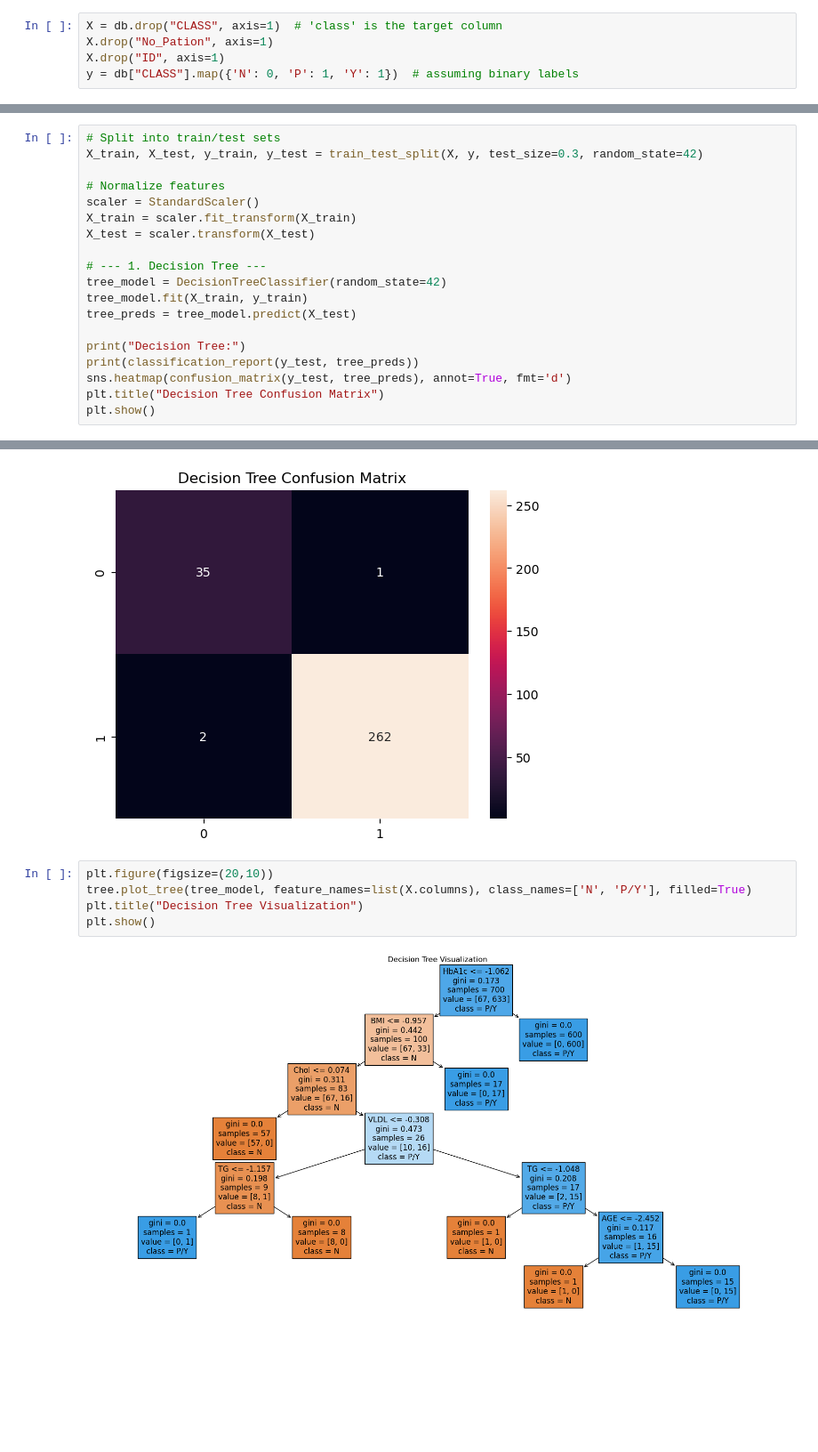
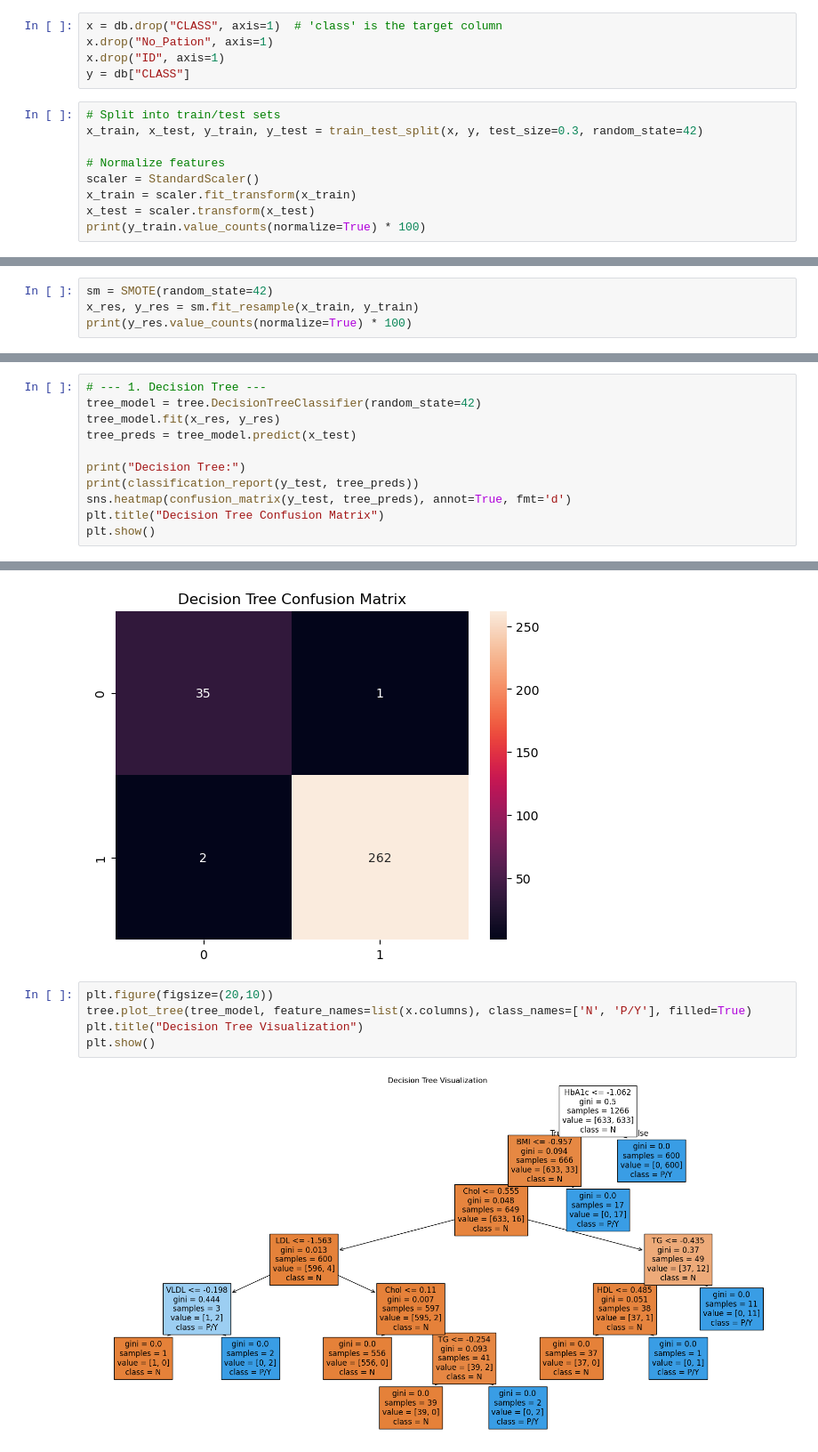
Before and after one commit to fjacobf/IA_project2, a Jupyter notebook: diabetes_prediction.ipynb, the cells around one changed output, grey strips where cells are left out. Shown at 89% size. Cells and saved outputs as stored; diff of their text form; blank space fills up the shorter version.

```diff
--- a/diabetes_prediction.ipynb
+++ b/diabetes_prediction.ipynb
@@ -50,5 +75,14 @@ db['Gender'] = db['Gender'].map({'M': 0, 'F': 1})
 # %%
-X = db.drop("CLASS", axis=1)  # 'class' is the target column
-X.drop("No_Pation", axis=1)
-X.drop("ID", axis=1)
-y = db["CLASS"].map({'N': 0, 'P': 1, 'Y': 1})  # assuming binary labels
+x = db.drop("CLASS", axis=1)  # 'class' is the target column
+x.drop("No_Pation", axis=1)
+x.drop("ID", axis=1)
+y = db["CLASS"]
+# %%
+# Split into train/test sets
+x_train, x_test, y_train, y_test = train_test_split(x, y, test_size=0.3, random_state=42)
+
+# Normalize features
+scaler = StandardScaler()
+x_train = scaler.fit_transform(x_train)
+x_test = scaler.transform(x_test)
+print(y_train.value_counts(normalize=True) * 100)
@@ -54,0 +94,4 @@ y = db["CLASS"].map({'N': 0, 'P': 1, 'Y': 1})  # assuming binary labels
+# %%
+sm = SMOTE(random_state=42)
+x_res, y_res = sm.fit_resample(x_train, y_train)
+print(y_res.value_counts(normalize=True) * 100)
@@ -55,16 +105,8 @@ y = db["CLASS"].map({'N': 0, 'P': 1, 'Y': 1})  # assuming binary labels
 # %%
-# Split into train/test sets
-X_train, X_test, y_train, y_test = train_test_split(X, y, test_size=0.3, random_state=42)
-
-# Normalize features
-scaler = StandardScaler()
-X_train = scaler.fit_transform(X_train)
-X_test = scaler.transform(X_test)
-
 # --- 1. Decision Tree ---
-tree_model = DecisionTreeClassifier(random_state=42)
-tree_model.fit(X_train, y_train)
-tree_preds = tree_model.predict(X_test)
+tree_model = tree.DecisionTreeClassifier(random_state=42)
+tree_model.fit(x_res, y_res)
+tree_preds = tree_model.predict(x_test)
 
 print("Decision Tree:")
 print(classification_report(y_test, tree_preds))
@@ -84,8 +126,8 @@ weighted avg       0.99      0.99      0.99       300
 [figure]
 # %%
 plt.figure(figsize=(20,10))
-tree.plot_tree(tree_model, feature_names=list(X.columns), class_names=['N', 'P/Y'], filled=True)
+tree.plot_tree(tree_model, feature_names=list(x.columns), class_names=['N', 'P/Y'], filled=True)
 plt.title("Decision Tree Visualization")
 plt.show()
 # %% [output]
-[figure, old version]
+[figure, new version]
```
Also changed, not shown: parts of 26 cells of this notebook.
